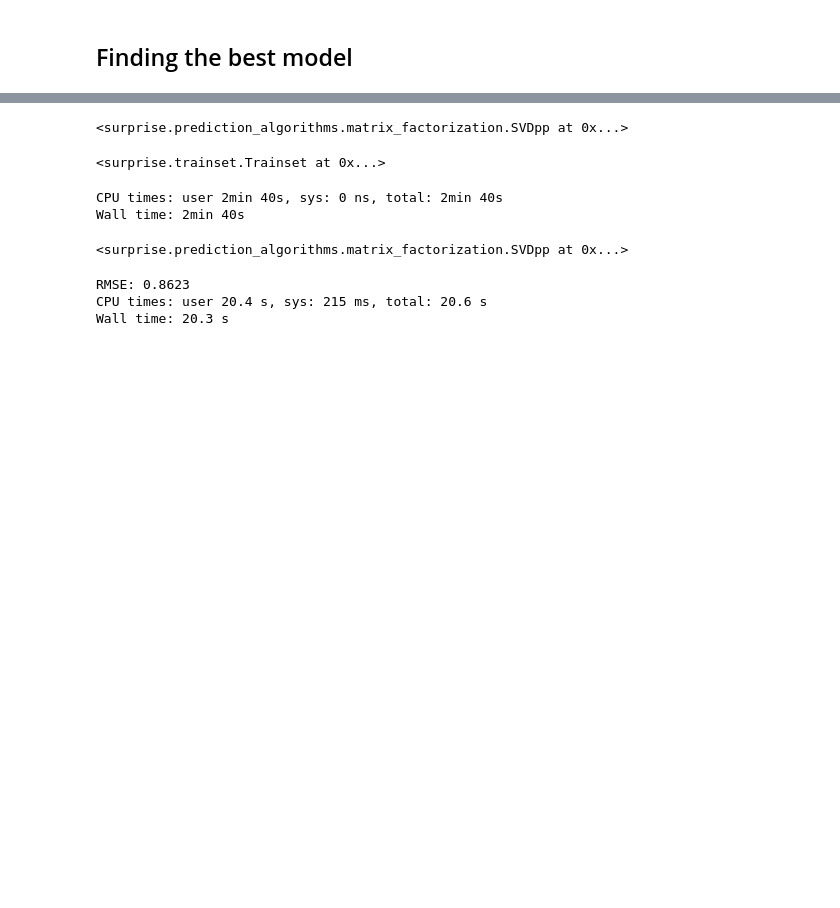
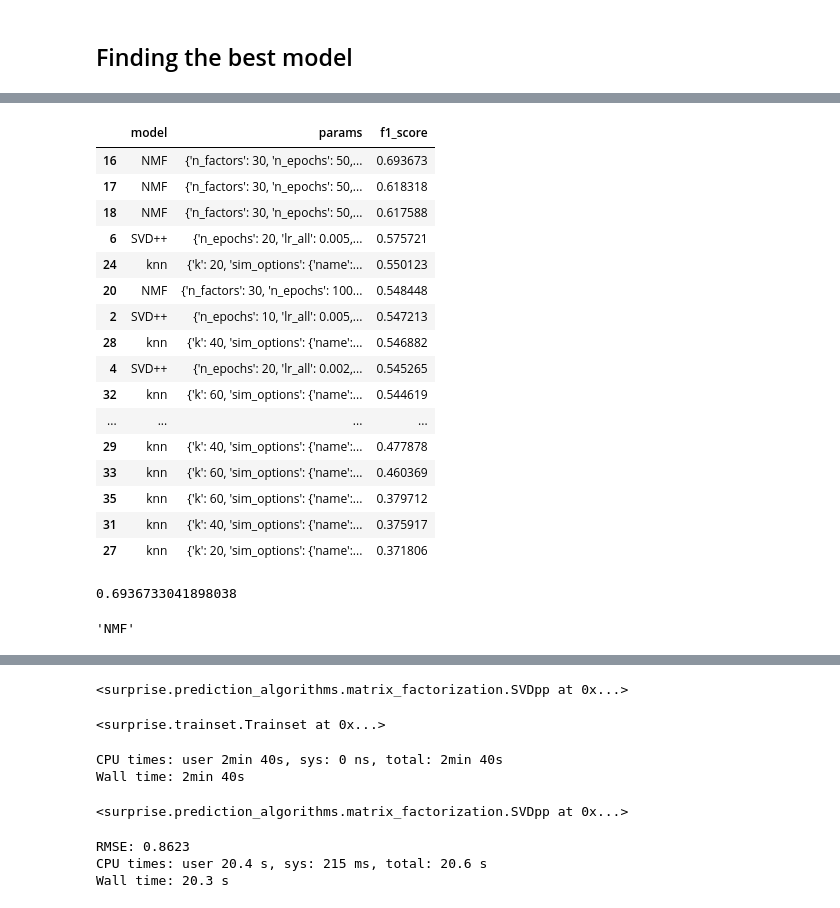
Before and after one commit to caiotda/dynamicTasteDistortion, a Jupyter notebook: simulation/00-preference_model.ipynb, the cells around one changed output, grey strips where cells are left out. Saved outputs shown, nothing was run; the diff lists cells and outputs as text; code cells hidden in the pictures; blank space fills up the shorter version.

```diff
--- a/simulation/00-preference_model.ipynb
+++ b/simulation/00-preference_model.ipynb
@@ -167,0 +248,20 @@ best_params = {
+# %%
+f1_df.sort_values(by="f1_score", ascending=False)
+# %% [output]
+|  | model | params | f1_score |
+| 16 | NMF | {'n_factors': 30, 'n_epochs': 50,... | 0.693673 |
+| 17 | NMF | {'n_factors': 30, 'n_epochs': 50,... | 0.618318 |
+| 18 | NMF | {'n_factors': 30, 'n_epochs': 50,... | 0.617588 |
+| 6 | SVD++ | {'n_epochs': 20, 'lr_all': 0.005,... | 0.575721 |
+| 24 | knn | {'k': 20, 'sim_options': {'name':... | 0.550123 |
+| 20 | NMF | {'n_factors': 30, 'n_epochs': 100... | 0.548448 |
+| 2 | SVD++ | {'n_epochs': 10, 'lr_all': 0.005,... | 0.547213 |
+| 28 | knn | {'k': 40, 'sim_options': {'name':... | 0.546882 |
+| 4 | SVD++ | {'n_epochs': 20, 'lr_all': 0.002,... | 0.545265 |
+| 32 | knn | {'k': 60, 'sim_options': {'name':... | 0.544619 |
+| ... | ... | ... | ... |
+| 29 | knn | {'k': 40, 'sim_options': {'name':... | 0.477878 |
+| 33 | knn | {'k': 60, 'sim_options': {'name':... | 0.460369 |
+| 35 | knn | {'k': 60, 'sim_options': {'name':... | 0.379712 |
+| 31 | knn | {'k': 40, 'sim_options': {'name':... | 0.375917 |
+| 27 | knn | {'k': 20, 'sim_options': {'name':... | 0.371806 |
@@ -167,0 +276,8 @@ best_params = {
+# %%
+best_metric
+# %% [output]
+0.6936733041898038
+# %%
+best_model
+# %% [output]
+'NMF'
```
Also changed, not shown: parts of 33 cells of this notebook, 1 other file.
